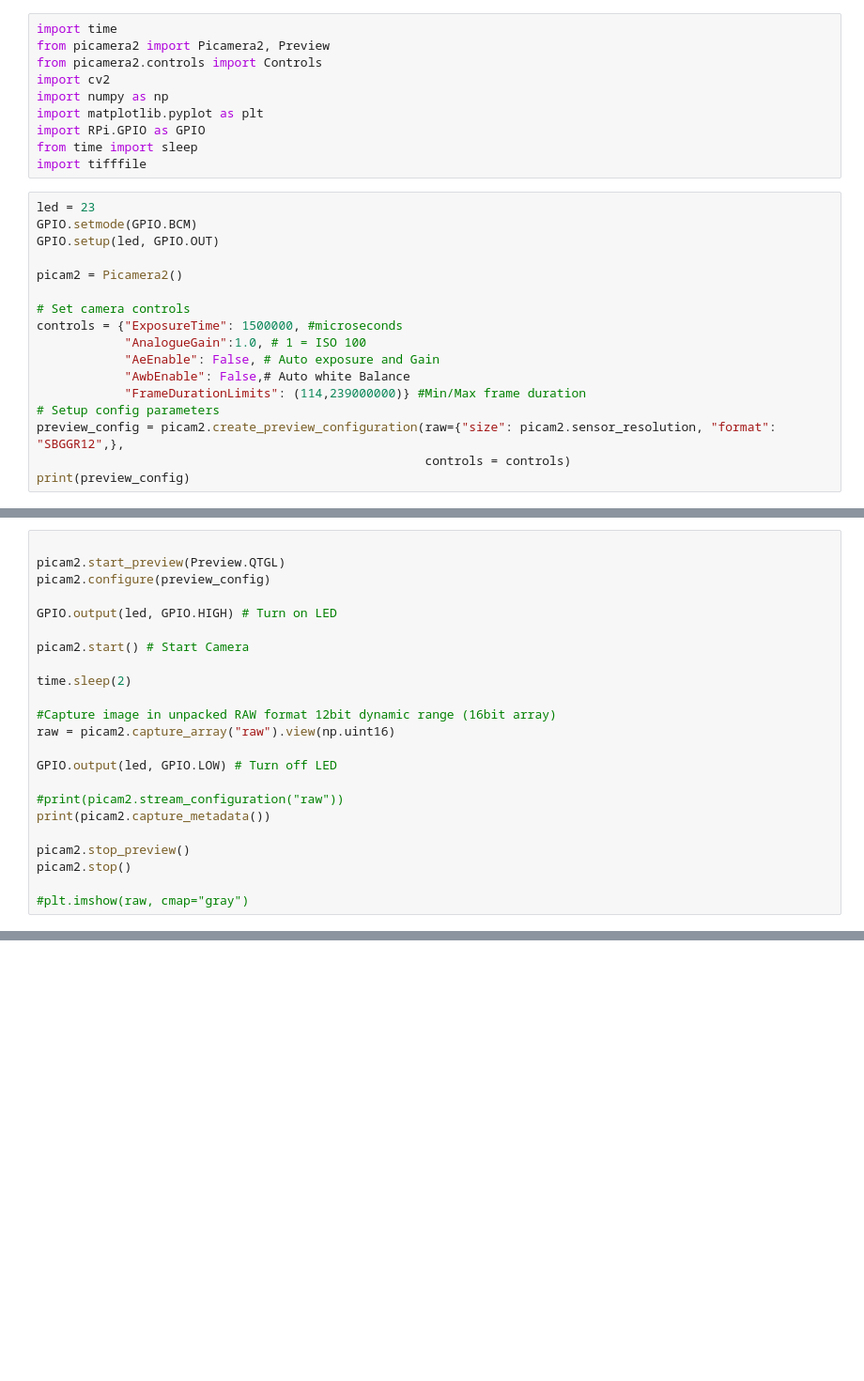
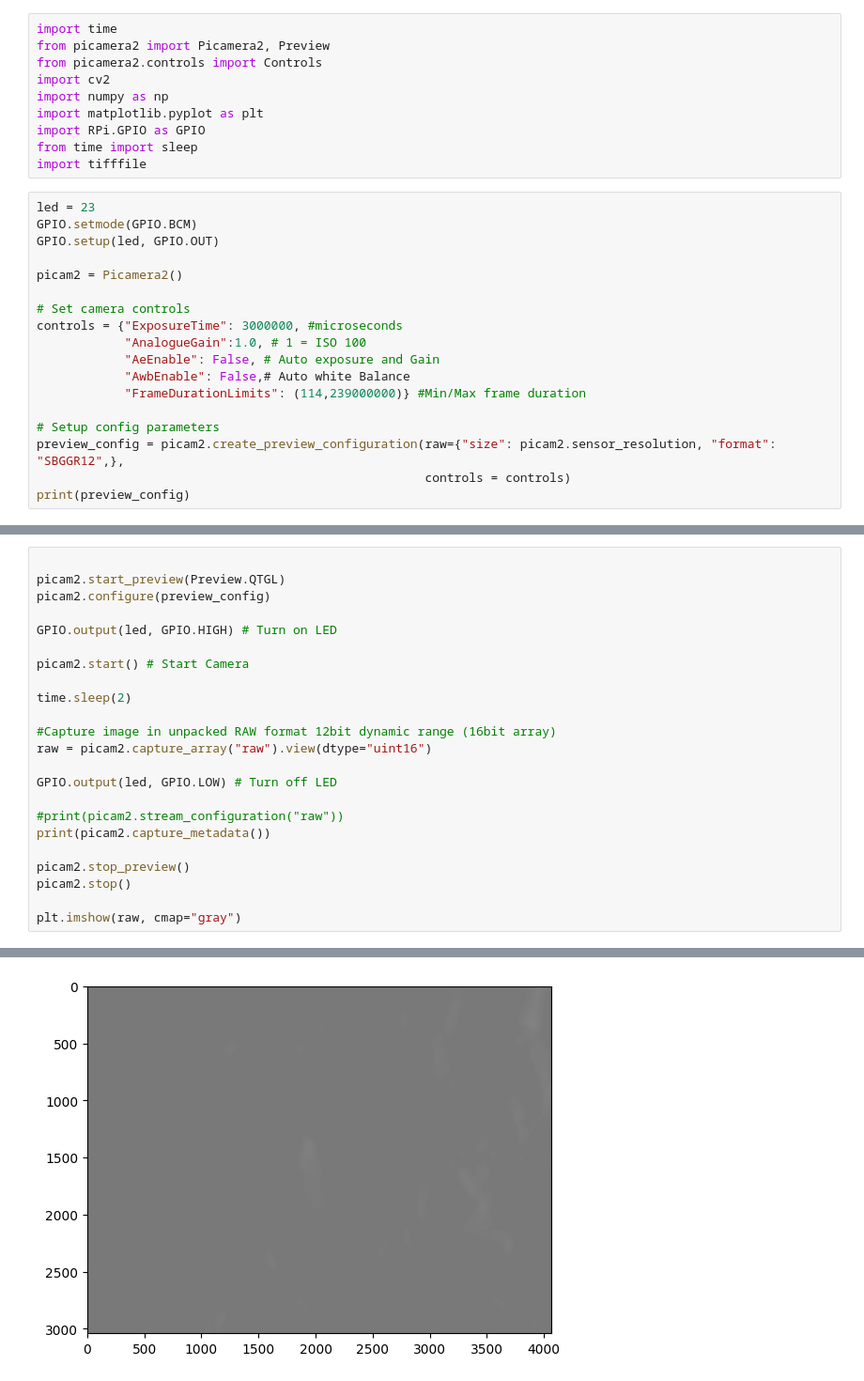
Before and after one commit to MartinReinhard10/In-Situ_Soil_Optode_Data_Processing, a Jupyter notebook: Optode Calibration/Camera_histogram.ipynb, the cells around one changed output, grey strips where cells are left out. Shown: that part at 94% size. Drawn from its saved outputs; the diff is of its cells as text; blank space fills up the shorter version.

Commit message:
Look of histogram and added pixel value otuputs

```diff
--- a/Optode Calibration/Camera_histogram.ipynb
+++ b/Optode Calibration/Camera_histogram.ipynb
@@ -16,11 +16,12 @@ GPIO.setup(led, GPIO.OUT)
 picam2 = Picamera2()
 
 # Set camera controls
-controls = {"ExposureTime": 1500000, #microseconds
+controls = {"ExposureTime": 3000000, #microseconds
             "AnalogueGain":1.0, # 1 = ISO 100
             "AeEnable": False, # Auto exposure and Gain
             "AwbEnable": False,# Auto white Balance
             "FrameDurationLimits": (114,239000000)} #Min/Max frame duration
+
 # Setup config parameters
 preview_config = picam2.create_preview_configuration(raw={"size": picam2.sensor_resolution, "format": "SBGGR12",},
                                                      controls = controls)
@@ -37,7 +42,7 @@ picam2.start() # Start Camera
 time.sleep(2)
 
 #Capture image in unpacked RAW format 12bit dynamic range (16bit array)
-raw = picam2.capture_array("raw").view(np.uint16)
+raw = picam2.capture_array("raw").view(dtype="uint16")
 
 GPIO.output(led, GPIO.LOW) # Turn off LED
 
@@ -47,4 +52,5 @@ print(picam2.capture_metadata())
 picam2.stop_preview()
 picam2.stop()
 
-#plt.imshow(raw, cmap="gray")
+plt.imshow(raw, cmap="gray")
+# %% [output]
@@ -50,0 +61 @@ picam2.stop()
+[figure, added]
```
Also changed, not shown: parts of 4 cells of this notebook.
